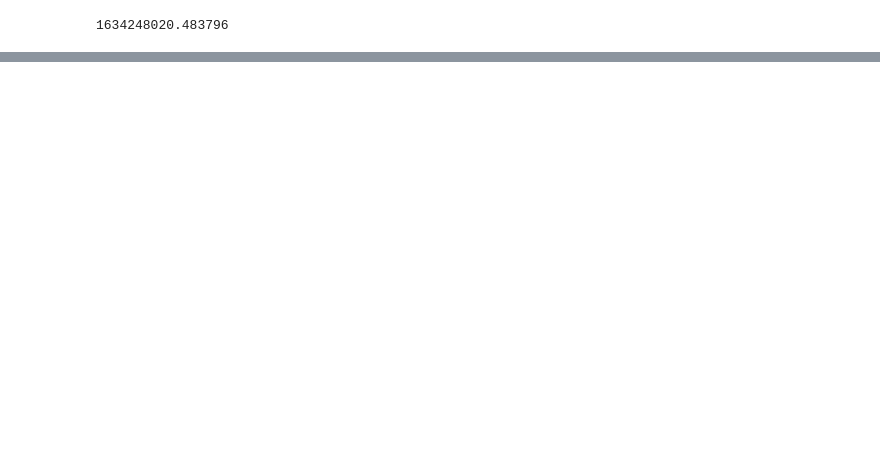
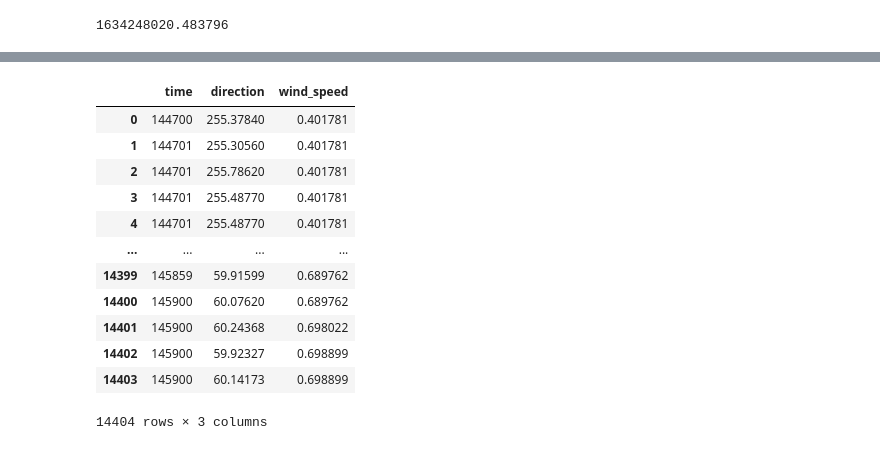
Before and after one commit to symmetricK/fly_research_project, a Jupyter notebook: Untitled.ipynb, the cells around one changed output, grey strips where cells are left out. Saved outputs shown, nothing was run; the diff lists cells and outputs as text; code cells hidden in the pictures; blank space fills up the shorter version.

```diff
--- a/Untitled.ipynb
+++ b/Untitled.ipynb
@@ -65,0 +82,16 @@ Name: datetime, Length: 14404, dtype: object
+# %%
+wind_df
+# %% [output]
+|  | time | direction | wind_speed |
+| 0 | 144700 | 255.37840 | 0.401781 |
+| 1 | 144701 | 255.30560 | 0.401781 |
+| 2 | 144701 | 255.78620 | 0.401781 |
+| 3 | 144701 | 255.48770 | 0.401781 |
+| 4 | 144701 | 255.48770 | 0.401781 |
+| ... | ... | ... | ... |
+| 14399 | 145859 | 59.91599 | 0.689762 |
+| 14400 | 145900 | 60.07620 | 0.689762 |
+| 14401 | 145900 | 60.24368 | 0.698022 |
+| 14402 | 145900 | 59.92327 | 0.698899 |
+| 14403 | 145900 | 60.14173 | 0.698899 |
+14404 rows × 3 columns
```
Also changed, not shown: parts of 6 cells of this notebook.
